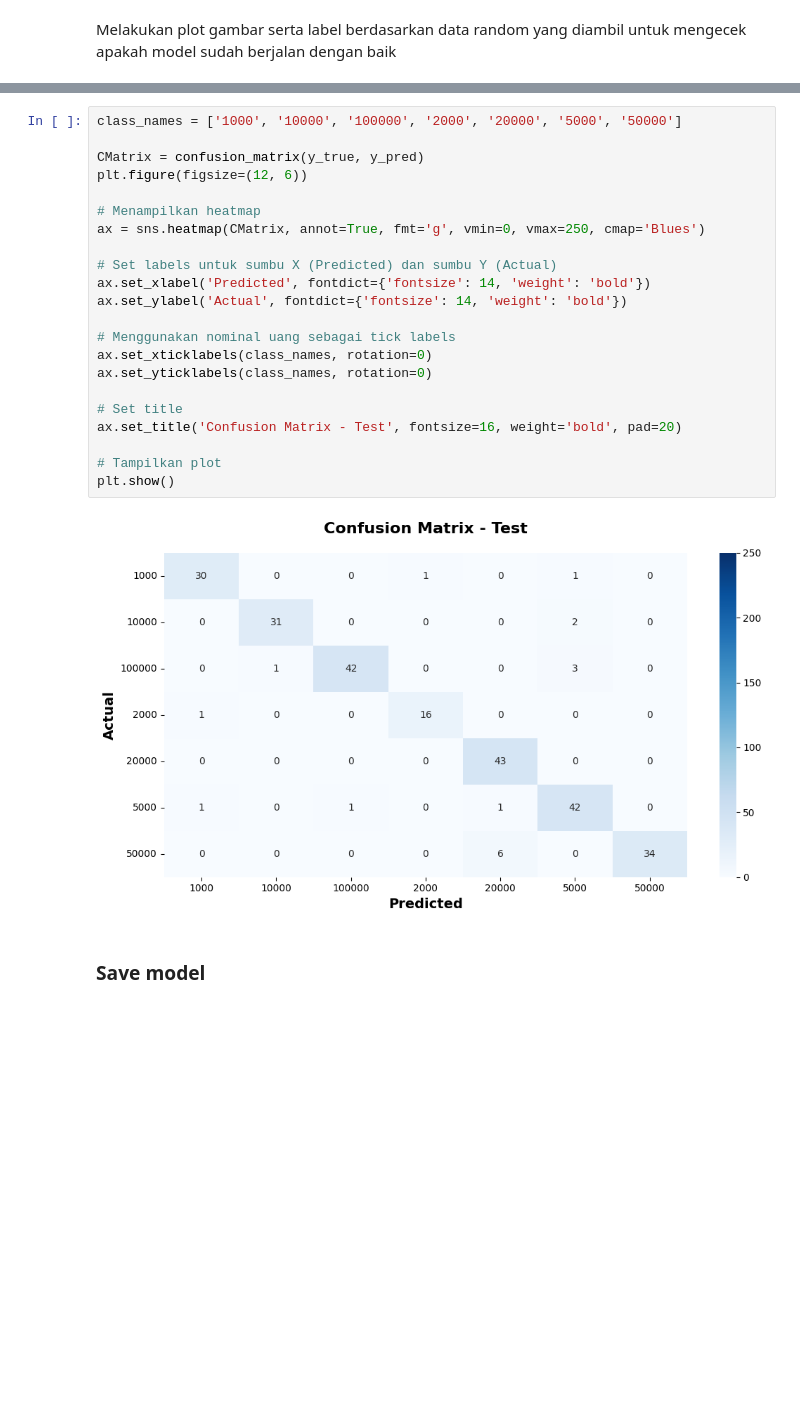
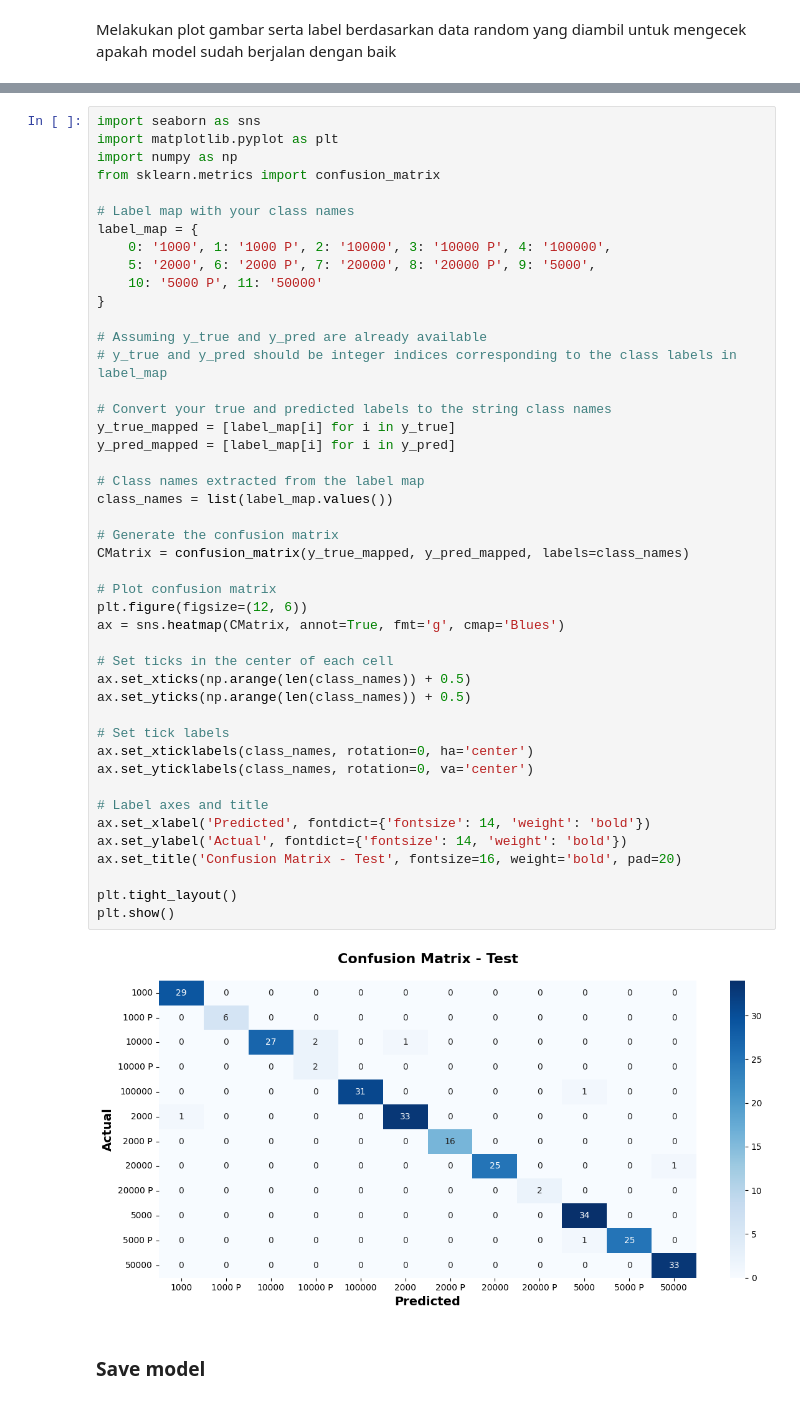
Before and after one commit to Macgere007/fake-rupiah-currency-detection-cnn, a Jupyter notebook: fake_indonesian_rupiah_currency_classification.ipynb, the cells around one changed output, grey strips where cells are left out. Cells and saved outputs as stored; diff of their text form; blank space fills up the shorter version.

```diff
--- a/fake_indonesian_rupiah_currency_classification.ipynb
+++ b/fake_indonesian_rupiah_currency_classification.ipynb
@@ -312,27 +311,50 @@ F1 Score: 0.929914110630063
-# %%
-class_names = ['1000', '10000', '100000', '2000', '20000', '5000', '50000']
-
-CMatrix = confusion_matrix(y_true, y_pred)
-plt.figure(figsize=(12, 6))
-
-# Menampilkan heatmap
-ax = sns.heatmap(CMatrix, annot=True, fmt='g', vmin=0, vmax=250, cmap='Blues')
-
-# Set labels untuk sumbu X (Predicted) dan sumbu Y (Actual)
-ax.set_xlabel('Predicted', fontdict={'fontsize': 14, 'weight': 'bold'})
-ax.set_ylabel('Actual', fontdict={'fontsize': 14, 'weight': 'bold'})
-
-# Menggunakan nominal uang sebagai tick labels
-ax.set_xticklabels(class_names, rotation=0)
-ax.set_yticklabels(class_names, rotation=0)
-
-# Set title
-ax.set_title('Confusion Matrix - Test', fontsize=16, weight='bold', pad=20)
-
-# Tampilkan plot
-plt.show()
-# %% [output]
-[figure, removed]
+# %%
+import seaborn as sns
+import matplotlib.pyplot as plt
+import numpy as np
+from sklearn.metrics import confusion_matrix
+
+# Label map with your class names
+label_map = {
+    0: '1000', 1: '1000 P', 2: '10000', 3: '10000 P', 4: '100000',
+    5: '2000', 6: '2000 P', 7: '20000', 8: '20000 P', 9: '5000',
+    10: '5000 P', 11: '50000'
+}
+
+# Assuming y_true and y_pred are already available
+# y_true and y_pred should be integer indices corresponding to the class labels in label_map
+
+# Convert your true and predicted labels to the string class names
+y_true_mapped = [label_map[i] for i in y_true]
+y_pred_mapped = [label_map[i] for i in y_pred]
+
+# Class names extracted from the label map
+class_names = list(label_map.values())
+
+# Generate the confusion matrix
+CMatrix = confusion_matrix(y_true_mapped, y_pred_mapped, labels=class_names)
+
+# Plot confusion matrix
+plt.figure(figsize=(12, 6))
+ax = sns.heatmap(CMatrix, annot=True, fmt='g', cmap='Blues')
+
+# Set ticks in the center of each cell
+ax.set_xticks(np.arange(len(class_names)) + 0.5)
+ax.set_yticks(np.arange(len(class_names)) + 0.5)
+
+# Set tick labels
+ax.set_xticklabels(class_names, rotation=0, ha='center')
+ax.set_yticklabels(class_names, rotation=0, va='center')
+
+# Label axes and title
+ax.set_xlabel('Predicted', fontdict={'fontsize': 14, 'weight': 'bold'})
+ax.set_ylabel('Actual', fontdict={'fontsize': 14, 'weight': 'bold'})
+ax.set_title('Confusion Matrix - Test', fontsize=16, weight='bold', pad=20)
+
+plt.tight_layout()
+plt.show()
+# %% [output]
+[figure, added]
 # %% [markdown]
 ### Save model
 # %%
```
Also changed, not shown: parts of 15 cells of this notebook.
